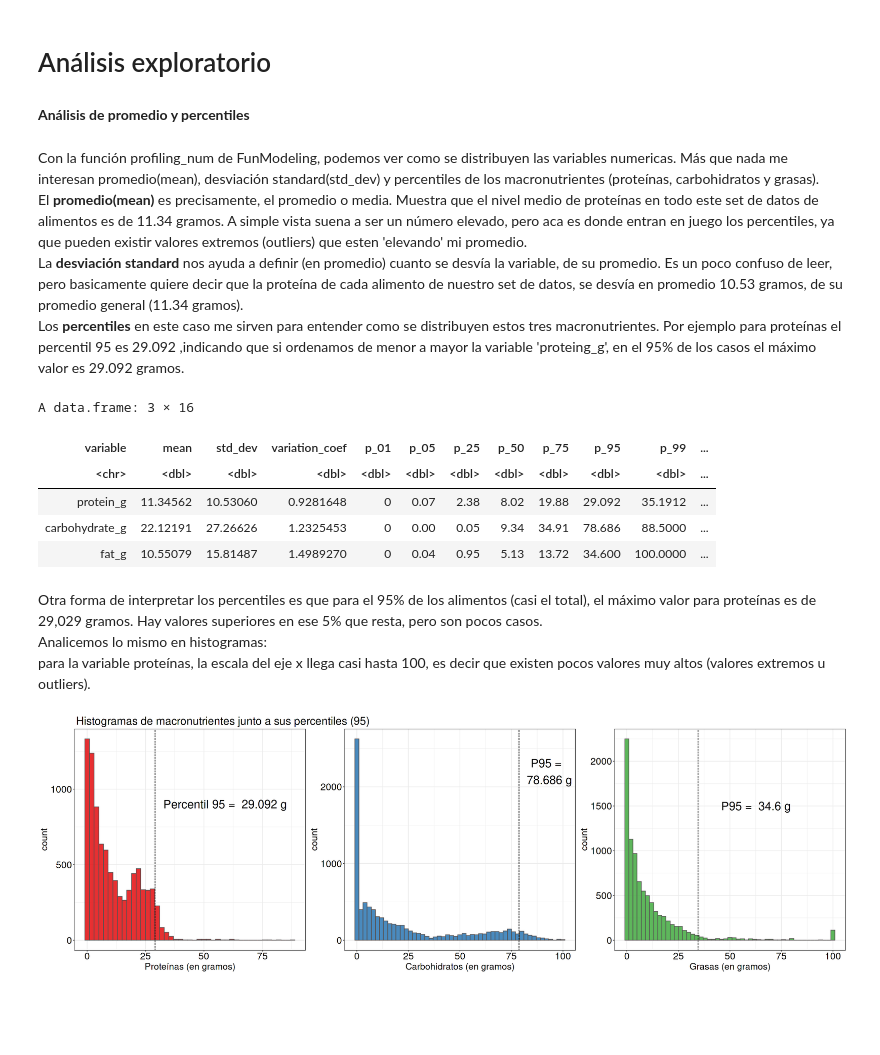
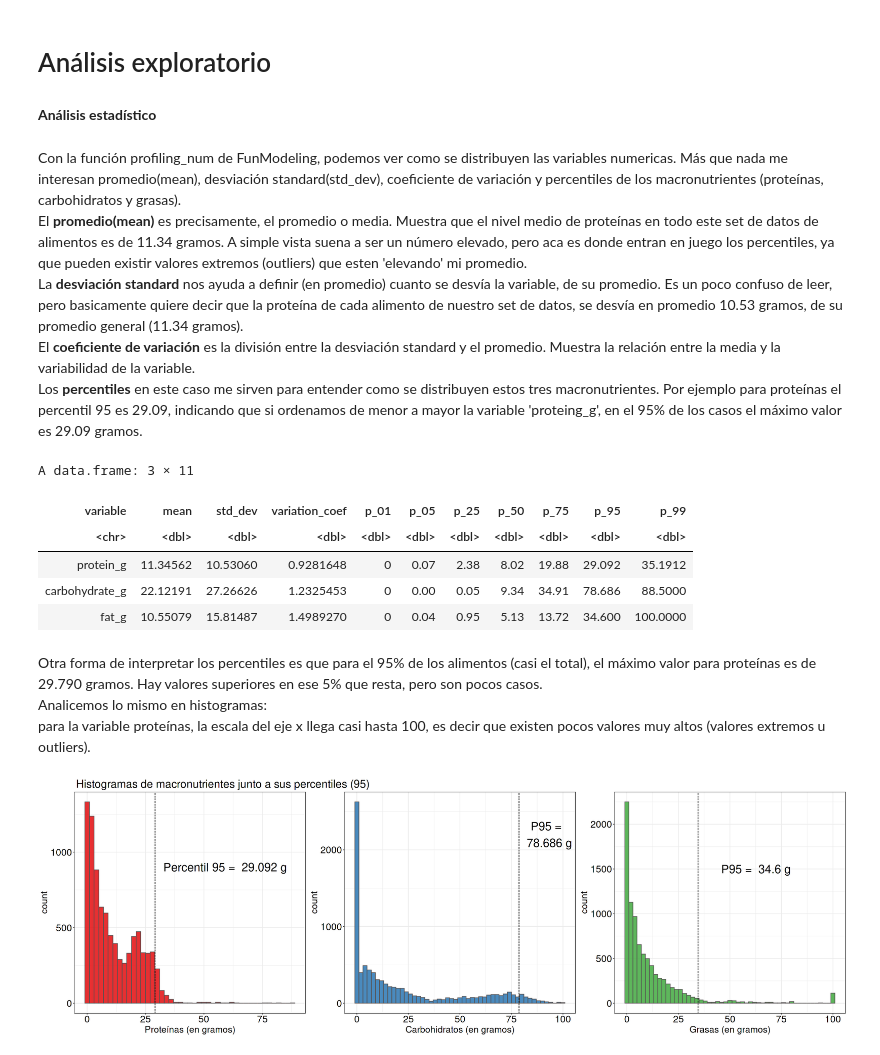
Before and after one commit to lgenzano92/R-Nutrientes-EDA, a Jupyter notebook: nutrientes-an-lisis-exploratorio-eda.ipynb, the cells around one changed output. Cells and saved outputs as stored; diff of their text form; code cells hidden in the pictures; blank space fills up the shorter version.

```diff
--- a/nutrientes-an-lisis-exploratorio-eda.ipynb
+++ b/nutrientes-an-lisis-exploratorio-eda.ipynb
@@ -296,25 +297,27 @@ t <- list(
   family = "Arial",
   size = 14,
   color = 'black')
-# %% [markdown]
-**Análisis de promedio y percentiles**
+# %% [markdown]
+**Análisis estadístico**
 # %% [markdown]
-Con la función profiling_num de FunModeling, podemos ver como se distribuyen las variables numericas. Más que nada me interesan promedio(mean), desviación standard(std_dev) y percentiles de los macronutrientes (proteínas, carbohidratos y grasas). <br/>
+Con la función profiling_num de FunModeling, podemos ver como se distribuyen las variables numericas. Más que nada me interesan promedio(mean), desviación standard(std_dev), coeficiente de variación y percentiles de los macronutrientes (proteínas, carbohidratos y grasas). <br/>
 El **promedio(mean)** es precisamente, el promedio o media. Muestra que el nivel medio de proteínas en todo este set de datos de alimentos es de 11.34 gramos. A simple vista suena a ser un número elevado, pero aca es donde entran en juego los percentiles, ya que pueden existir valores extremos (outliers) que esten 'elevando' mi promedio.<br/>
 La **desviación standard** nos ayuda a definir (en promedio) cuanto se desvía la variable, de su promedio. Es un poco confuso de leer, pero basicamente quiere decir que la proteína de cada alimento de nuestro set de datos, se desvía en promedio 10.53 gramos, de su promedio general (11.34 gramos). <br/>
+El **coeficiente de variación** es la división entre la desviación standard y el promedio. Muestra la relación entre la media y la variabilidad de la variable. <br/>
 Los **percentiles** en este caso me sirven para entender como se distribuyen estos tres macronutrientes.
-Por ejemplo para proteínas el percentil 95 es 29.092  ,indicando que si ordenamos de menor a mayor la variable 'proteing_g', en el 95% de los casos el máximo valor es 29.092 gramos.  <br/>
+Por ejemplo para proteínas el percentil 95 es 29.09, indicando que si ordenamos de menor a mayor la variable 'proteing_g', en el 95% de los casos el máximo valor es 29.09 gramos.  <br/>
 # %%
-profiling_num(data) %>% filter(variable=='protein_g' | variable=='carbohydrate_g' | variable =='fat_g')
+profiling_num(data) %>% select(variable,mean,std_dev,variation_coef,p_01,p_05,p_25,p_50,p_75,p_95,p_99) %>%
+filter(variable=='protein_g' | variable=='carbohydrate_g' | variable =='fat_g')
 # %% [output]
-A data.frame: 3 × 16
+A data.frame: 3 × 11
-| variable | mean | std_dev | variation_coef | p_01 | p_05 | p_25 | p_50 | p_75 | p_95 | p_99 | ... |
-| <chr> | <dbl> | <dbl> | <dbl> | <dbl> | <dbl> | <dbl> | <dbl> | <dbl> | <dbl> | <dbl> | ... |
-| protein_g | 11.34562 | 10.53060 | 0.9281648 | 0 | 0.07 | 2.38 | 8.02 | 19.88 | 29.092 | 35.1912 | ... |
-| carbohydrate_g | 22.12191 | 27.26626 | 1.2325453 | 0 | 0.00 | 0.05 | 9.34 | 34.91 | 78.686 | 88.5000 | ... |
-| fat_g | 10.55079 | 15.81487 | 1.4989270 | 0 | 0.04 | 0.95 | 5.13 | 13.72 | 34.600 | 100.0000 | ... |
+| variable | mean | std_dev | variation_coef | p_01 | p_05 | p_25 | p_50 | p_75 | p_95 | p_99 |
+| <chr> | <dbl> | <dbl> | <dbl> | <dbl> | <dbl> | <dbl> | <dbl> | <dbl> | <dbl> | <dbl> |
+| protein_g | 11.34562 | 10.53060 | 0.9281648 | 0 | 0.07 | 2.38 | 8.02 | 19.88 | 29.092 | 35.1912 |
+| carbohydrate_g | 22.12191 | 27.26626 | 1.2325453 | 0 | 0.00 | 0.05 | 9.34 | 34.91 | 78.686 | 88.5000 |
+| fat_g | 10.55079 | 15.81487 | 1.4989270 | 0 | 0.04 | 0.95 | 5.13 | 13.72 | 34.600 | 100.0000 |
 # %% [markdown]
-Otra forma de interpretar los percentiles es que para el 95% de los alimentos (casi el total), el máximo valor para proteínas es de 29,029 gramos. Hay valores superiores en ese 5% que resta, pero son pocos casos.  <br/>
+Otra forma de interpretar los percentiles es que para el 95% de los alimentos (casi el total), el máximo valor para proteínas es de 29.790 gramos. Hay valores superiores en ese 5% que resta, pero son pocos casos.  <br/>
 Analicemos lo mismo en histogramas: <br/>
 para la variable proteínas, la escala del eje x llega casi hasta 100, es decir que existen pocos valores muy altos (valores extremos u outliers).
 # %%
```
Also changed, not shown: parts of 19 cells of this notebook.
